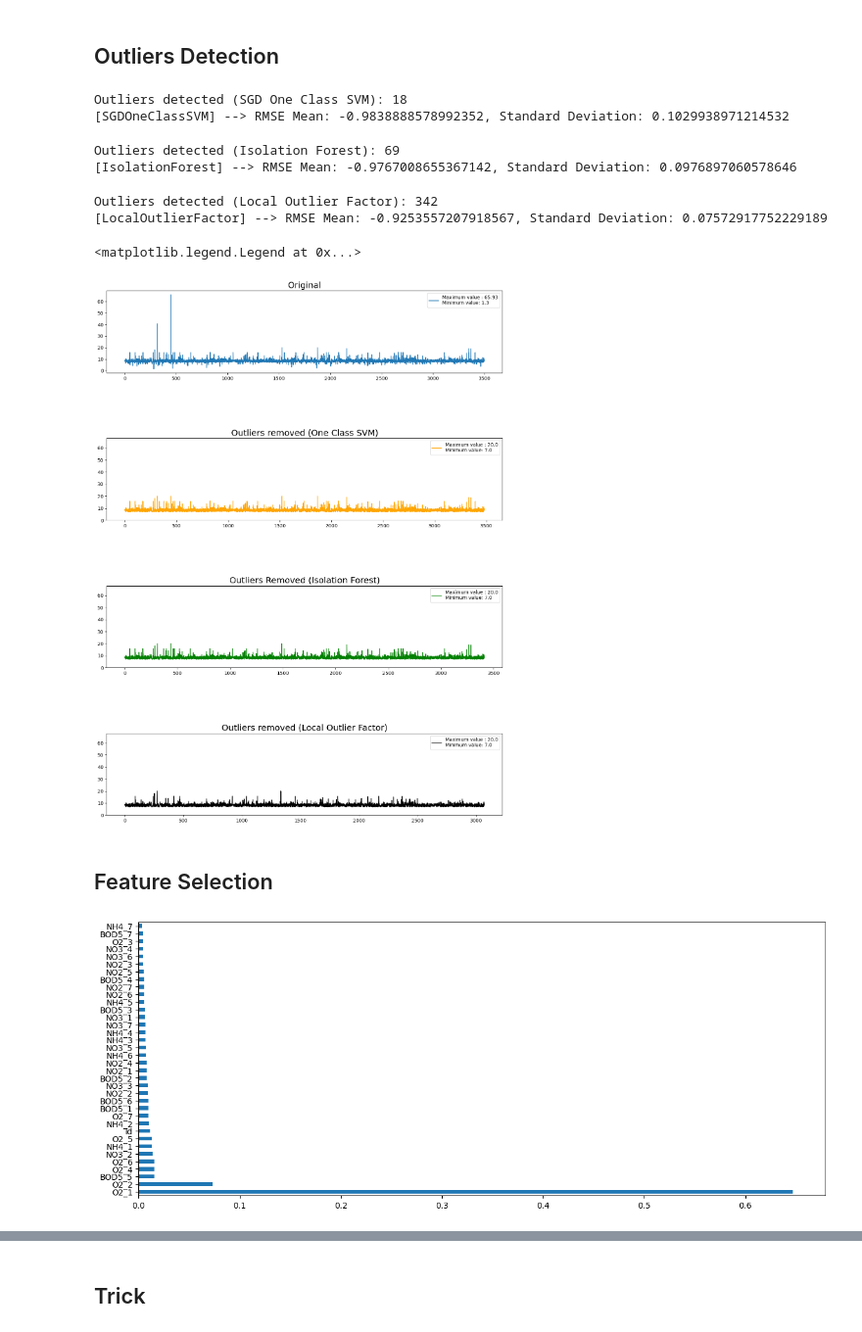
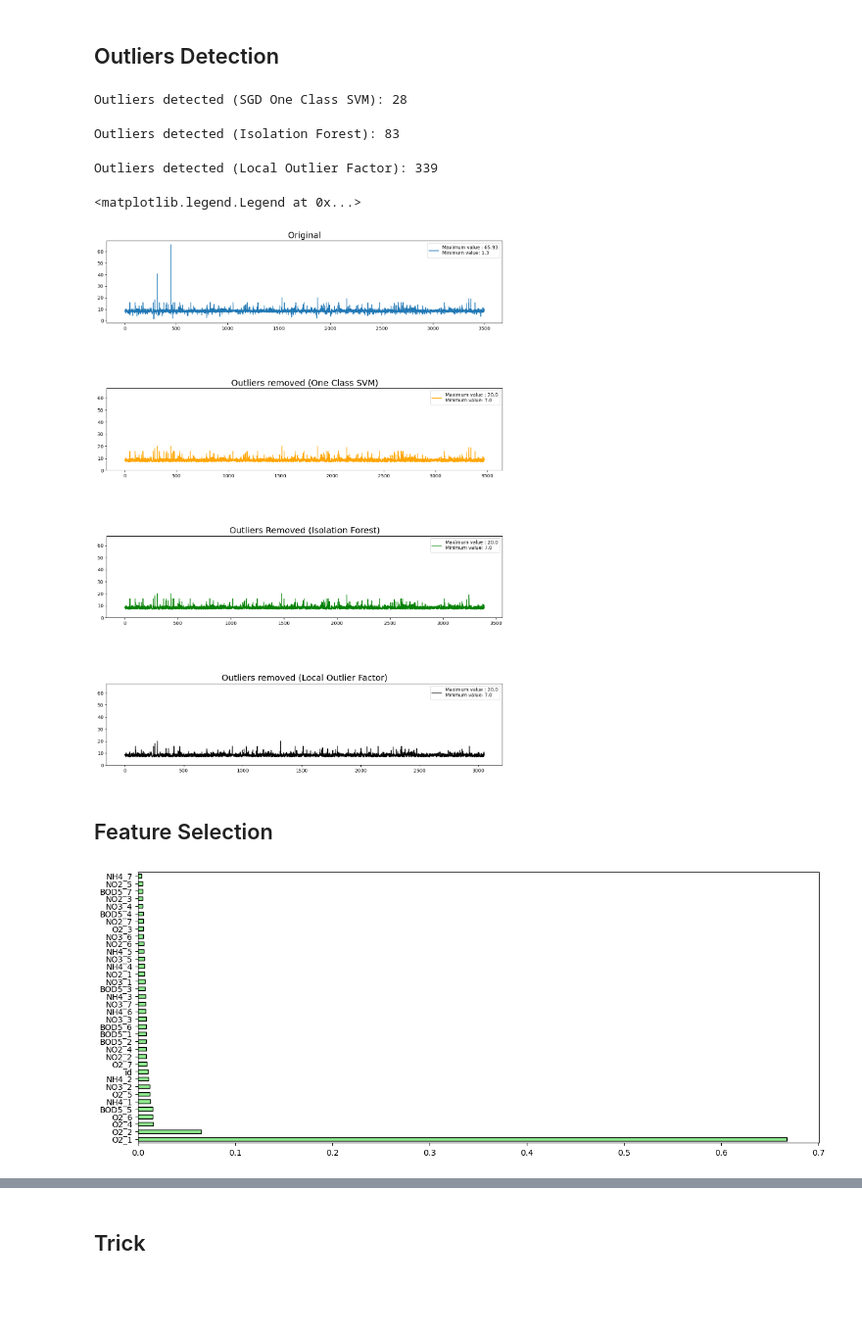
Before and after one commit to Abdulrahman-Adel/Kaggle-Adventures, a Jupyter notebook: data-centric-way-eda-outliers-fs.ipynb, the cells around one changed output, grey strips where cells are left out. Shown: that part at 98% size. Cells and saved outputs as stored; diff of their text form; code cells hidden in the pictures; blank space fills up the shorter version.

Commit message:
Kaggle Notebook | DATA CENTRIC WAY | EDA | OUTLIERS | FS | Version 20

```diff
--- a/data-centric-way-eda-outliers-fs.ipynb
+++ b/data-centric-way-eda-outliers-fs.ipynb
@@ -87,17 +87,16 @@ data_SVM = data.loc[mask, :].reset_index(drop = True)
 
 X_SVM, Y_SVM = data_SVM.drop('target', axis = 1), data_SVM.target
 
-scores = cross_val_score(rf,
-                         X_SVM,
-                         Y_SVM,
-                         cv = 10,
-                         scoring = 'neg_root_mean_squared_error',
-                         n_jobs = -1)
+# scores = cross_val_score(rf,
+#                          X_SVM,
+#                          Y_SVM,
+#                          cv = 10,
+#                          scoring = 'neg_mean_squared_error',
+#                          n_jobs = -1)
 
-print(f'[{svm.__class__.__name__}] --> RMSE Mean: {scores.mean()}, Standard Deviation: {scores.std()}')
+# print(f'[{svm.__class__.__name__}] --> MSE Mean: {scores.mean()}, Standard Deviation: {scores.std()}')
 # %% [output]
-Outliers detected (SGD One Class SVM): 18
-[SGDOneClassSVM] --> RMSE Mean: -0.9838888578992352, Standard Deviation: 0.1029938971214532
+Outliers detected (SGD One Class SVM): 28
 # %%
 iso = IsolationForest(random_state = 0)
 yhat = iso.fit_predict(data_SVM.drop('id', axis = 1))
@@ -109,17 +108,16 @@ data_ISO = data_SVM.loc[mask, :].reset_index(drop = True)
 
 X_ISO, Y_ISO = data_ISO.drop("target", axis=1), data_ISO.target
 
-scores = cross_val_score(rf,
-                         X_ISO,
-                         Y_ISO,
-                         cv = 10,
-                         scoring = 'neg_root_mean_squared_error',
-                         n_jobs = -1)
+# scores = cross_val_score(rf,
+#                          X_ISO,
+#                          Y_ISO,
+#                          cv = 10,
+#                          scoring = 'neg_mean_squared_error',
+#                          n_jobs = -1)
 
-print(f'[{iso.__class__.__name__}] --> RMSE Mean: {scores.mean()}, Standard Deviation: {scores.std()}')
+# print(f'[{iso.__class__.__name__}] --> MSE Mean: {scores.mean()}, Standard Deviation: {scores.std()}')
 # %% [output]
-Outliers detected (Isolation Forest): 69
-[IsolationForest] --> RMSE Mean: -0.9767008655367142, Standard Deviation: 0.0976897060578646
+Outliers detected (Isolation Forest): 83
 # %%
 lof = LocalOutlierFactor(n_neighbors=3, contamination=0.1)
 yhat = lof.fit_predict(data_ISO.drop(['id', 'target'], axis = 1))
@@ -131,42 +129,41 @@ data_final = data_ISO.loc[mask, :].reset_index(drop = True)
 
 X_LOF, Y_LOF = data_final.drop('target', axis = 1), data_final.target
 
-scores = cross_val_score(rf,
-                         X_LOF,
-                         Y_LOF,
-                         cv = 10,
-                         scoring = 'neg_root_mean_squared_error',
-                         n_jobs = -1)
+# scores = cross_val_score(rf,
+#                          X_LOF,
+#                          Y_LOF,
+#                          cv = 10,
+#                          scoring = 'neg_mean_squared_error',
+#                          n_jobs = -1)
 
-print(f'[{lof.__class__.__name__}] --> RMSE Mean: {scores.mean()}, Standard Deviation: {scores.std()}')
+# print(f'[{lof.__class__.__name__}] --> MSE Mean: {scores.mean()}, Standard Deviation: {scores.std()}')
 # %% [output]
-Outliers detected (Local Outlier Factor): 342
-[LocalOutlierFactor] --> RMSE Mean: -0.9253557207918567, Standard Deviation: 0.07572917752229189
+Outliers detected (Local Outlier Factor): 339
 # %%
 fig, axs = plt.subplots(4)
 fig.subplots_adjust(hspace = 0.8)
 
 axs[0].set_title('Original', fontsize = 18)
-axs[0].plot(y, label = f'Maximum value : {max(y)}\nMinimum value: {min(y)}')
+axs[0].plot(y, label = f'Maximum value : {max(y)}\nMinimum value: {round(min(y), 3)}')
 axs[0].legend()
 
 axs[2].set_title('Outliers Removed (Isolation Forest)', fontsize = 18)
 axs[2].set_ylim(0, 68)
-axs[2].plot(Y_ISO, color = 'green', label = f'Maximum value : {max(Y_ISO)}\nMinimum value: {min(Y_ISO)}')
+axs[2].plot(Y_ISO, color = 'green', label = f'Maximum value : {max(Y_ISO)}\nMinimum value: {round(min(Y_ISO), 3)}')
 axs[2].legend()
 
 axs[1].set_title('Outliers removed (One Class SVM)', fontsize = 18)
 axs[1].set_ylim(0, 68)
-axs[1].plot(Y_SVM, color = 'orange', label = f'Maximum value : {max(Y_SVM)}\nMinimum value: {min(Y_SVM)}')
+axs[1].plot(Y_SVM, color = 'orange', label = f'Maximum value : {max(Y_SVM)}\nMinimum value: {round(min(Y_SVM), 3)}')
 axs[1].legend()
 
 axs[3].set_title('Outliers removed (Local Outlier Factor)', fontsize = 18)
 axs[3].set_ylim(0, 68)
-axs[3].plot(Y_LOF, color = 'black', label = f'Maximum value : {max(Y_LOF)}\nMinimum value: {min(Y_LOF)}')
+axs[3].plot(Y_LOF, color = 'black', label = f'Maximum value : {max(Y_LOF)}\nMinimum value: {round(min(Y_LOF), 3)}')
 axs[3].legend()
 # %% [output]
 <matplotlib.legend.Legend at 0x...>
-[figure, old version]
+[figure, new version]
 # %%
 X_final, y_final = data_final.drop('target', axis = 1), data_final.target
 # %% [markdown]
@@ -176,10 +173,10 @@ rf.fit(X_final, y_final)
 
 imp = pd.DataFrame({'importances': rf.feature_importances_}, index = X_final.columns).sort_values(by = 'importances', ascending = False)
 # %%
-imp.plot(figsize = (15, 6), kind = 'barh')\
+imp.plot(figsize = (15, 6), kind = 'barh', color = 'lightgreen', edgecolor = 'black')\
 .get_legend().remove()
 # %% [output]
-[figure, old version]
+[figure, new version]
 # %%
 selected_features = [
     'O2_1',
```
Also changed, not shown: parts of 11 cells of this notebook.
